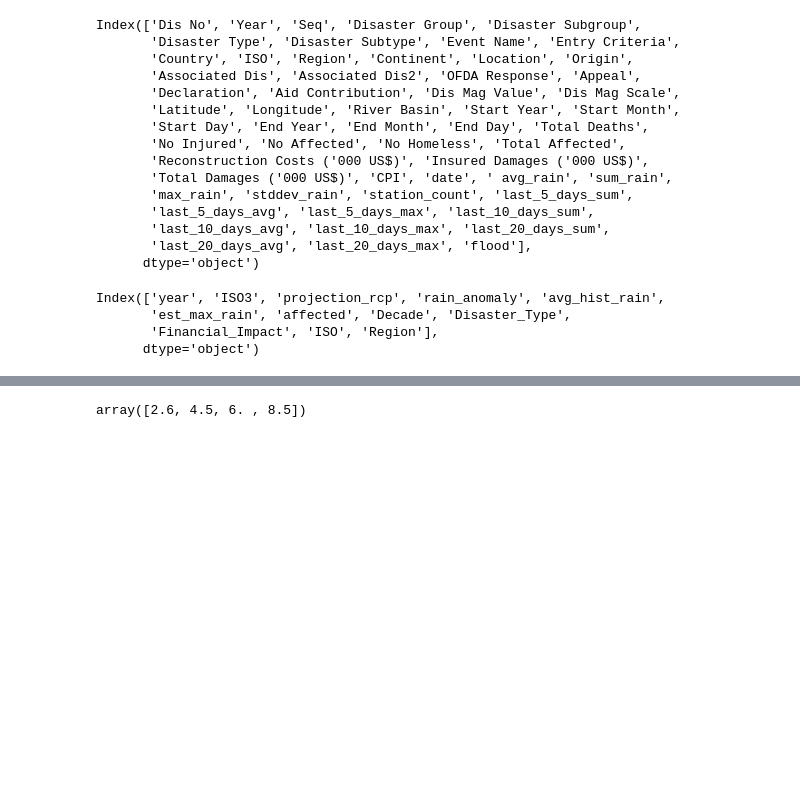
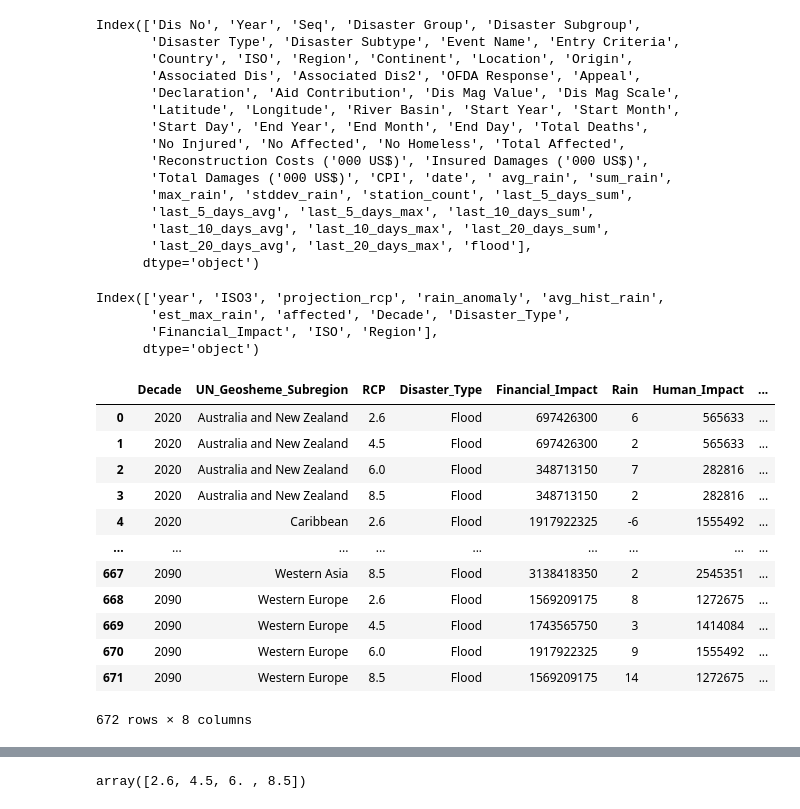
Before and after one commit to dataforgoodfr/batch8_worldbank, a Jupyter notebook: model_innondations/notebook/model_emdat_noaa.ipynb, the cells around one changed output, grey strips where cells are left out. Drawn from its saved outputs; the diff is of its cells as text; code cells hidden in the pictures; blank space fills up the shorter version.

```diff
--- a/model_innondations/notebook/model_emdat_noaa.ipynb
+++ b/model_innondations/notebook/model_emdat_noaa.ipynb
@@ -341,9 +341,10 @@ Index(['year', 'ISO3', 'projection_rcp', 'rain_anomaly', 'avg_hist_rain',
       dtype='object')
 # %%
 # Group by Decade, UN_Geosheme_Subregion
-df_temp = final_projection[['projection_rcp', 'est_max_rain', 'affected', 'Decade', 'Disaster_Type',
+df_temp = final_projection[['projection_rcp', 'rain_anomaly', 'affected', 'Decade', 'Disaster_Type',
        'Financial_Impact', 'Region']]
-final_projection_by_decade = df_temp.groupby(['Decade', 'Region', 'projection_rcp', 'Disaster_Type']).agg(Financial_Impact=('Financial_Impact', 'sum'),Rain=('est_max_rain', 'mean'), Human_Impact=('affected', 'sum'), DO=('est_max_rain', 'count')).reset_index()
+final_projection_by_decade = df_temp.groupby(['Decade', 'Region', 'projection_rcp', 'Disaster_Type']).agg(Financial_Impact=('Financial_Impact', 'sum'),
+    Rain=('rain_anomaly', 'mean'), Human_Impact=('affected', 'sum'), DO=('rain_anomaly', 'count')).reset_index()
 # %%
 final_projection_by_decade = final_projection_by_decade.rename(columns={'projection_rcp':'RCP', 'Region':'UN_Geosheme_Subregion'})
 # %%
@@ -353,4 +354,24 @@ final_projection_by_decade.RCP.replace({'rcp26': 2.6}, inplace=True)
 final_projection_by_decade.RCP.replace({'rcp45': 4.5}, inplace=True)
 final_projection_by_decade.RCP.replace({'rcp60': 6.0}, inplace=True)
 final_projection_by_decade.RCP.replace({'rcp85': 8.5}, inplace=True)
+# %%
+final_projection_by_decade.astype({
+    'Financial_Impact': 'int64',
+    'Human_Impact': 'int64',
+    'Rain': 'int64'
+})
+# %% [output]
+|  | Decade | UN_Geosheme_Subregion | RCP | Disaster_Type | Financial_Impact | Rain | Human_Impact | ... |
+| 0 | 2020 | Australia and New Zealand | 2.6 | Flood | 697426300 | 6 | 565633 | ... |
+| 1 | 2020 | Australia and New Zealand | 4.5 | Flood | 697426300 | 2 | 565633 | ... |
+| 2 | 2020 | Australia and New Zealand | 6.0 | Flood | 348713150 | 7 | 282816 | ... |
+| 3 | 2020 | Australia and New Zealand | 8.5 | Flood | 348713150 | 2 | 282816 | ... |
+| 4 | 2020 | Caribbean | 2.6 | Flood | 1917922325 | -6 | 1555492 | ... |
+| ... | ... | ... | ... | ... | ... | ... | ... | ... |
+| 667 | 2090 | Western Asia | 8.5 | Flood | 3138418350 | 2 | 2545351 | ... |
+| 668 | 2090 | Western Europe | 2.6 | Flood | 1569209175 | 8 | 1272675 | ... |
+| 669 | 2090 | Western Europe | 4.5 | Flood | 1743565750 | 3 | 1414084 | ... |
+| 670 | 2090 | Western Europe | 6.0 | Flood | 1917922325 | 9 | 1555492 | ... |
+| 671 | 2090 | Western Europe | 8.5 | Flood | 1569209175 | 14 | 1272675 | ... |
+672 rows × 8 columns
 # %%
```
Also changed, not shown: parts of 2 cells of this notebook.
